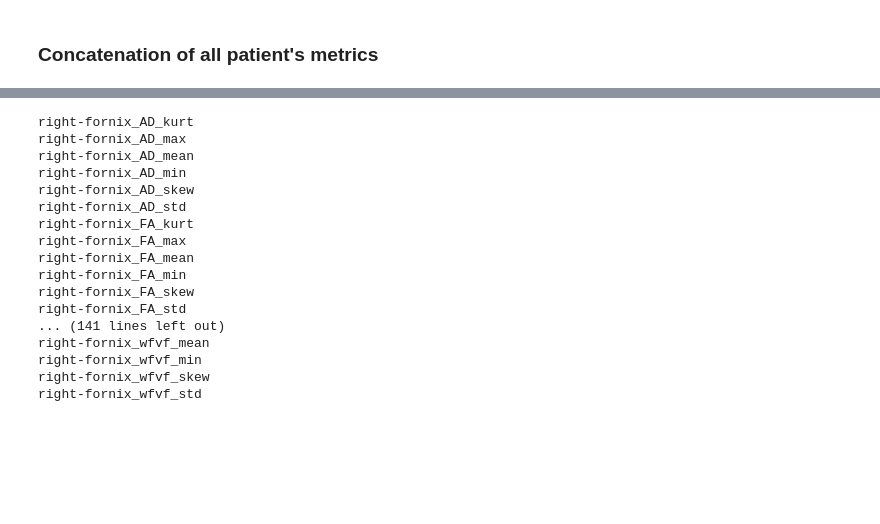
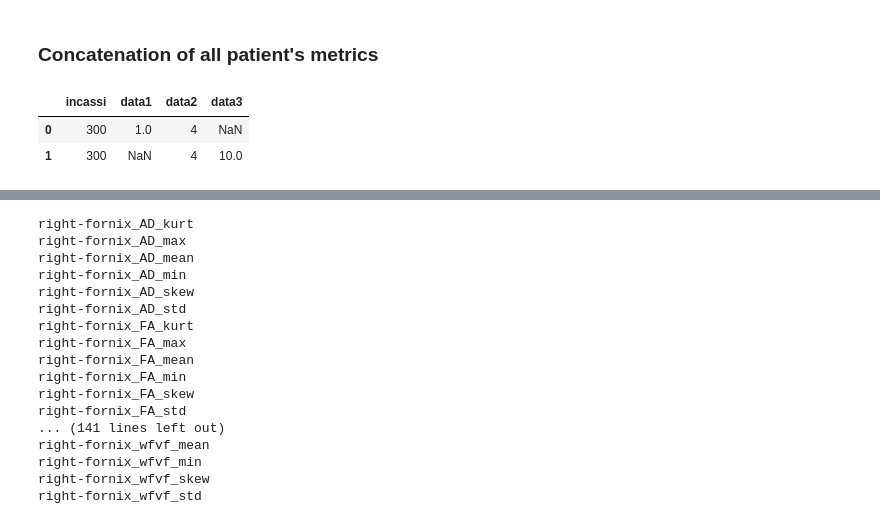
Before and after one commit to PiLAB-Medical-Imaging/TFE23-740_Epilepsy, a Jupyter notebook: src/analysis.ipynb, the cells around one changed output, grey strips where cells are left out. Saved outputs shown, nothing was run; the diff lists cells and outputs as text; code cells hidden in the pictures; blank space fills up the shorter version.

```diff
--- a/src/analysis.ipynb
+++ b/src/analysis.ipynb
@@ -23,2 +29,23 @@ stats_path = folder_path + "/stats"
+# %%
+a = {
+    "incassi": 300,
+    "data1" : 1,
+    "data2" : 4
+}
+
+b = {
+    "data2" : 4,
+    "incassi": 300,
+    "data3": 10
+}
+
+a = pd.DataFrame(a, index=[0])
+b = pd.DataFrame(b, index=[1])
+
+pd.concat([a, b], axis=0)
+# %% [output]
+|  | incassi | data1 | data2 | data3 |
+| 0 | 300 | 1.0 | 4 | NaN |
+| 1 | 300 | NaN | 4 | 10.0 |
 # %%
 ## Read the list of subjects and for each subject do the tractography
```
Also changed, not shown: parts of 2 cells of this notebook, 2 other files.
